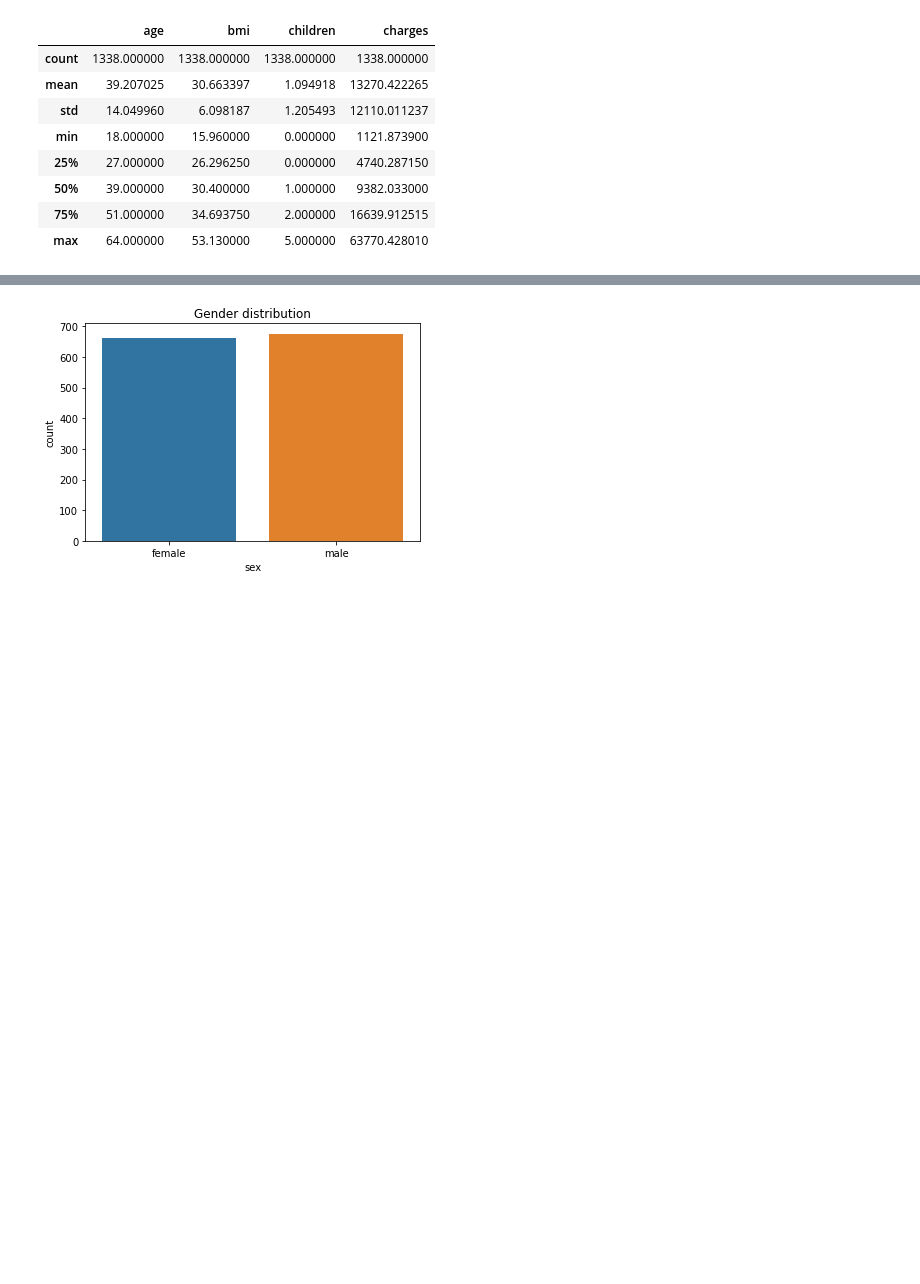
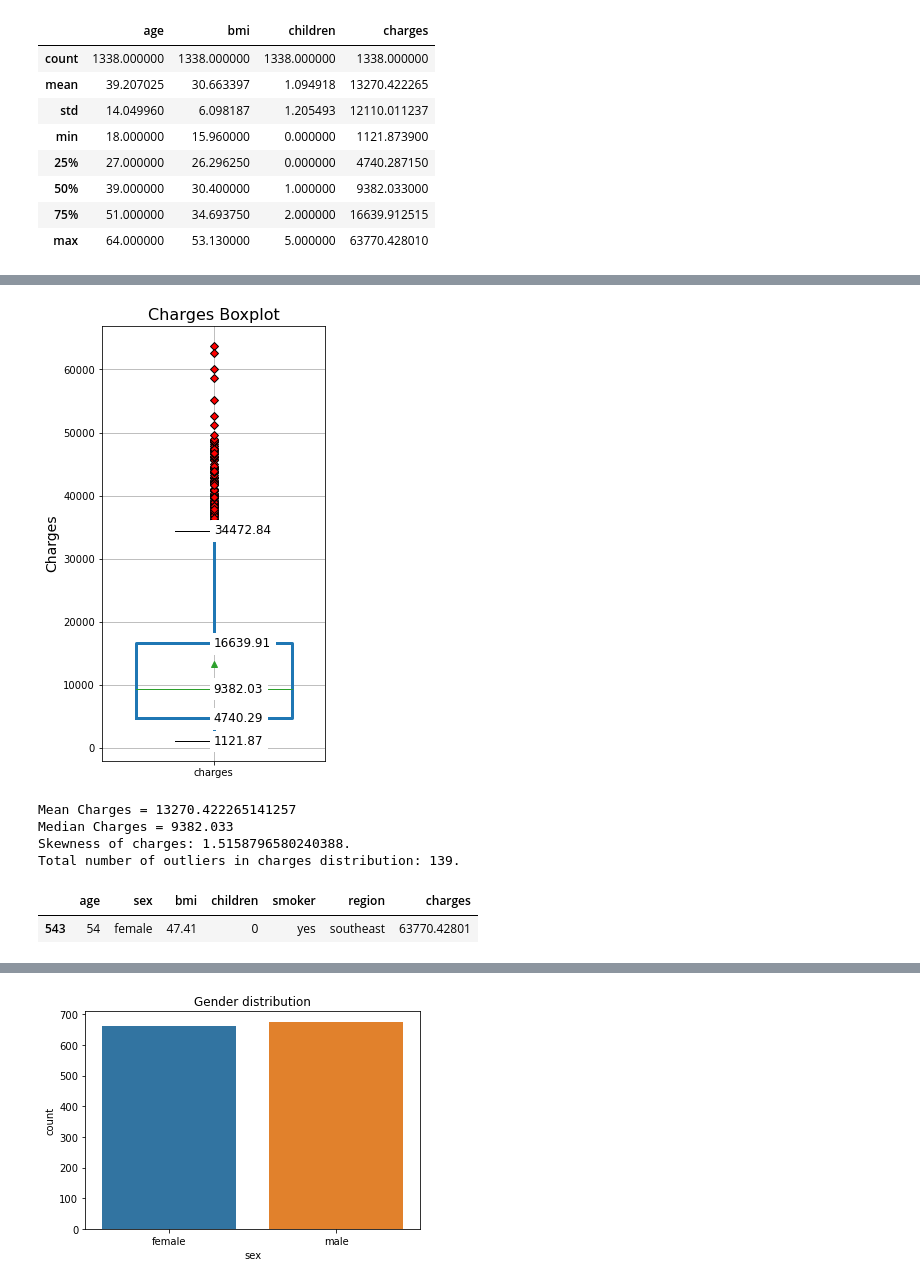
Before and after one commit to AlbaFernandezCor/Practica1_ApC, a Jupyter notebook: prac1.ipynb, the cells around one changed output, grey strips where cells are left out. Drawn from its saved outputs; the diff is of its cells as text; code cells hidden in the pictures; blank space fills up the shorter version.

```diff
--- a/prac1.ipynb
+++ b/prac1.ipynb
@@ -23,6 +17,0 @@ dataset
-# %%
-x = dataset.values[:, :6]
-y = dataset.values[:, 2]
-print("Dimensionalitat de la BBDD:", dataset.shape)
-print("Dimensionalitat de les entrades X", x.shape)
-print("Dimensionalitat de l'atribut Y", y.shape)
@@ -77,0 +147,15 @@ plt.show()
+# %%
+box_plot('charges')
+# %% [output]
+[figure, added]
+Mean Charges = 13270.422265141257
+Median Charges = 9382.033
+Skewness of charges: 1.5158796580240388.
+Total number of outliers in charges distribution: 139.
+# %%
+#ANALITZEM UNA MICA ELS OUTLIERS PER ENTENDRE COM SÓN i mirar si poden ser un error d'escriptura o són acceptables
+# Who is paying the highest charges?
+dataset[dataset['charges'] == dataset['charges'].max()]
+# %% [output]
+|  | age | sex | bmi | children | smoker | region | charges |
+| 543 | 54 | female | 47.41 | 0 | yes | southeast | 63770.42801 |
```
Also changed, not shown: parts of 24 cells of this notebook.
